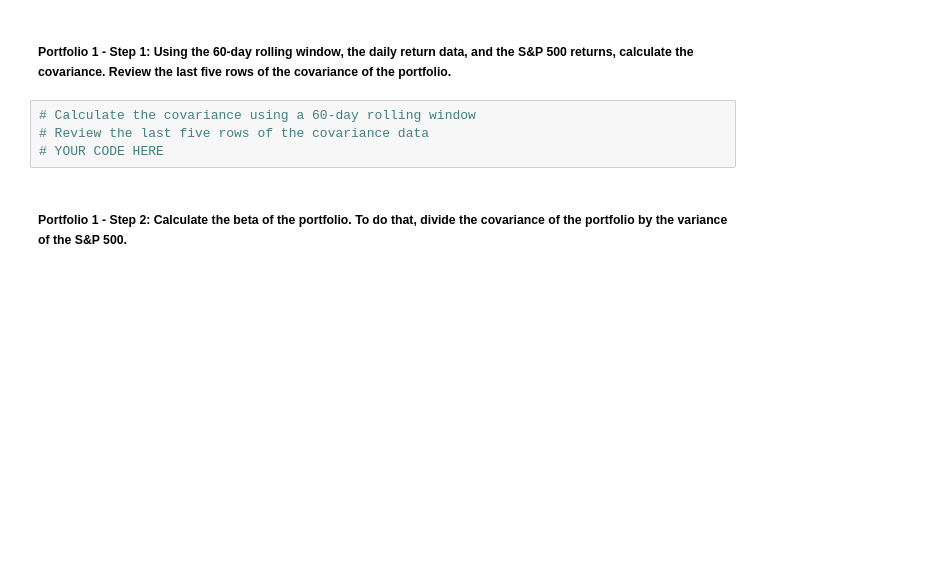
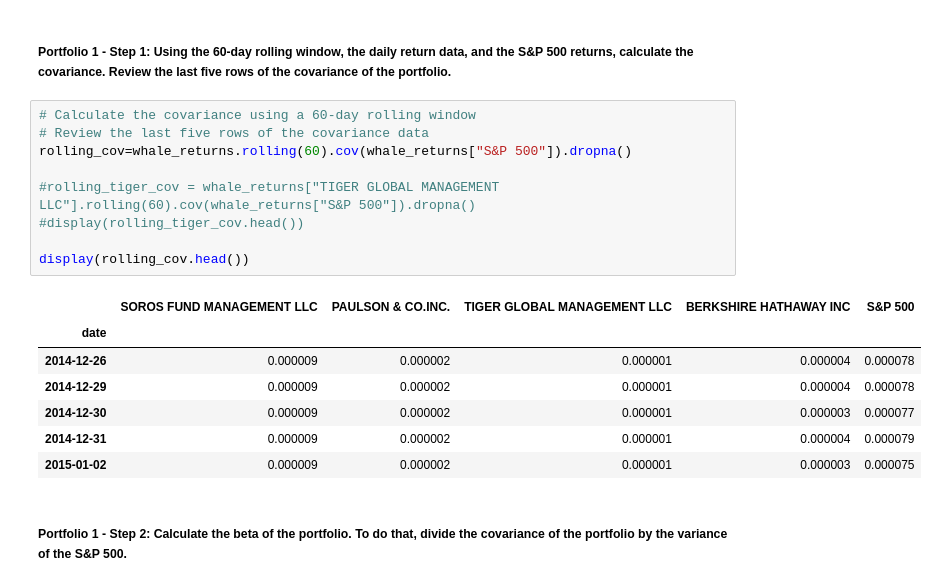
Before and after one commit to LZhou1688/Challenge_4, a Jupyter notebook: risk_return_analysis.ipynb, the cells around one changed output. Drawn from its saved outputs; the diff is of its cells as text; blank space fills up the shorter version.

```diff
--- a/risk_return_analysis.ipynb
+++ b/risk_return_analysis.ipynb
@@ -373,7 +383,20 @@ Your analysis is nearing completion. Now, you need to evaluate how the portfolio
 # %%
 # Calculate the covariance using a 60-day rolling window
 # Review the last five rows of the covariance data
-# YOUR CODE HERE
+rolling_cov=whale_returns.rolling(60).cov(whale_returns["S&P 500"]).dropna()
+
+#rolling_tiger_cov = whale_returns["TIGER GLOBAL MANAGEMENT LLC"].rolling(60).cov(whale_returns["S&P 500"]).dropna()
+#display(rolling_tiger_cov.head())
+
+display(rolling_cov.head())
+# %% [output]
+|  | SOROS FUND MANAGEMENT LLC | PAULSON & CO.INC. | TIGER GLOBAL MANAGEMENT LLC | BERKSHIRE HATHAWAY INC | S&P 500 |
+| date |  |  |  |  |  |
+| 2014-12-26 | 0.000009 | 0.000002 | 0.000001 | 0.000004 | 0.000078 |
+| 2014-12-29 | 0.000009 | 0.000002 | 0.000001 | 0.000004 | 0.000078 |
+| 2014-12-30 | 0.000009 | 0.000002 | 0.000001 | 0.000003 | 0.000077 |
+| 2014-12-31 | 0.000009 | 0.000002 | 0.000001 | 0.000004 | 0.000079 |
+| 2015-01-02 | 0.000009 | 0.000002 | 0.000001 | 0.000003 | 0.000075 |
 # %% [markdown]
 ##### Portfolio 1 - Step 2: Calculate the beta of the portfolio. To do that, divide the covariance of the portfolio by the variance of the S&P 500.
 # %%
```
Also changed, not shown: parts of 11 cells of this notebook.
